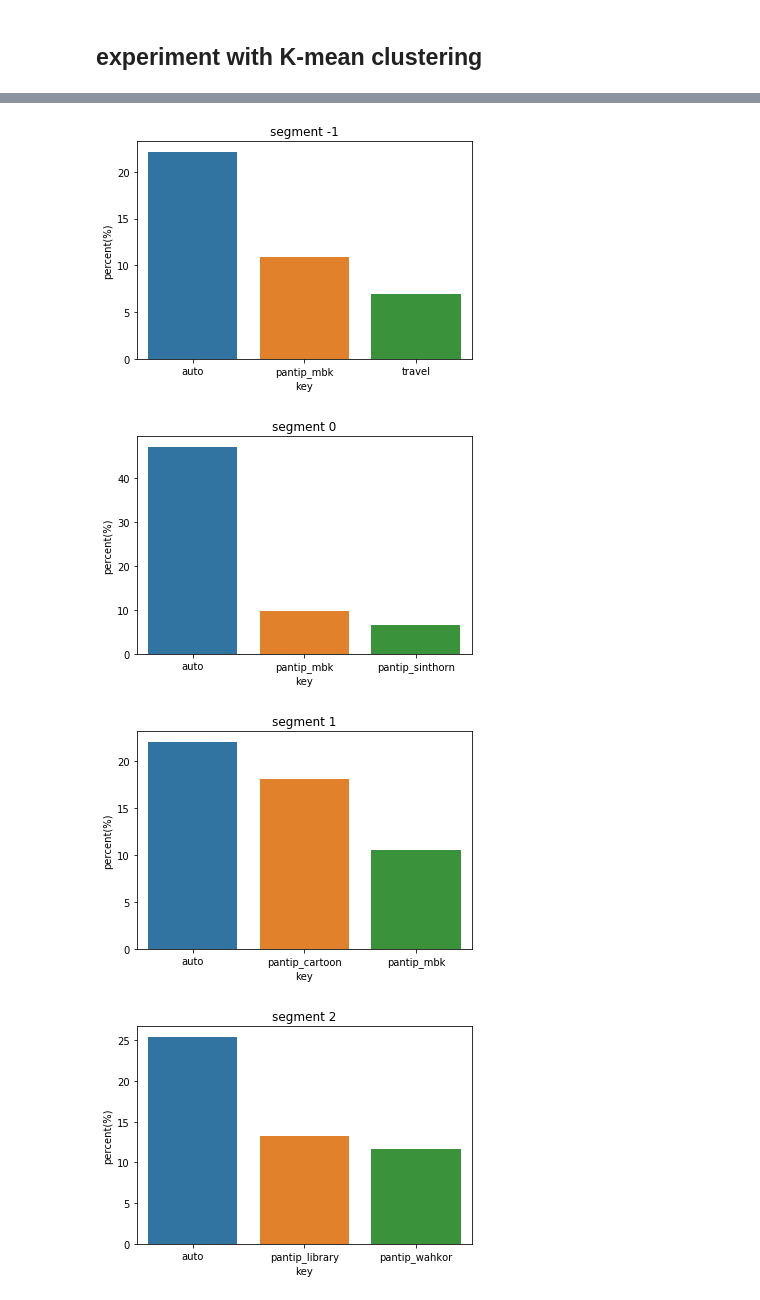
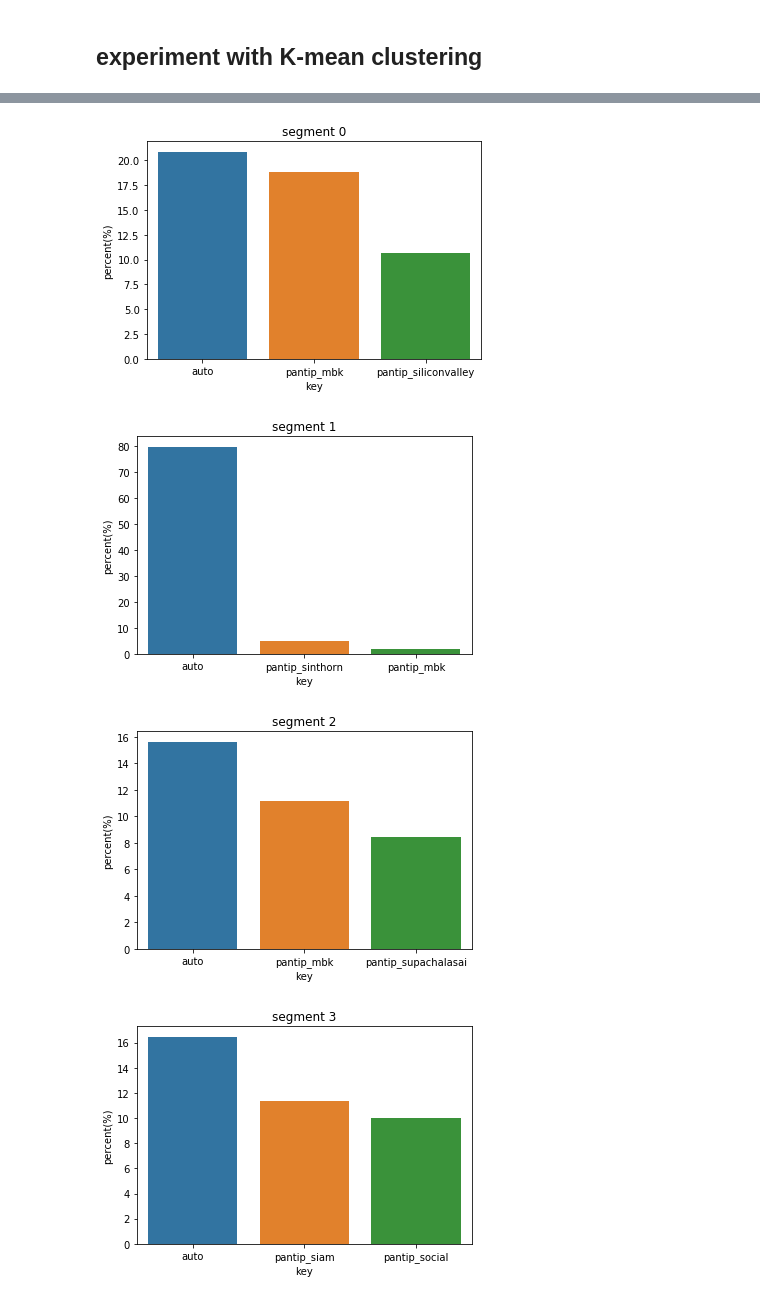
Before and after one commit to witchapong/ChaosTheoryProject, a Jupyter notebook: 3_User_segmentation_car_segment_per_kw.ipynb, the cells around one changed output, grey strips where cells are left out. Drawn from its saved outputs; the diff is of its cells as text; code cells hidden in the pictures.

Commit message:
Change to K-Mean, export to json

```diff
--- a/3_User_segmentation_car_segment_per_kw.ipynb
+++ b/3_User_segmentation_car_segment_per_kw.ipynb
@@ -134,12 +140,14 @@ df_user_segment_filt = df_user_segment.loc[unique_user]
+# %%
+df_user_segment_filt_tf, tf_param = boxcox_transform(df_user_segment_filt)
 # %%
 sc = StandardScaler()
-user_segment_sc = sc.fit_transform(df_user_segment_filt)
+user_segment_sc = sc.fit_transform(df_user_segment_filt_tf)
 # %% [markdown]
 ## experiment with K-mean clustering
 # %%
 labels = []
 wcss = []
-for i in trange(1,21):
+for i in range(1,21):
     k_model = KMeans(n_clusters=i,)
     labels.append(k_model.fit_predict(user_segment_sc))
     wcss.append(k_model.inertia_)
@@ -205,0 +162,2 @@ df_user_segment_filt.head()
+# %%
+label = KMeans(n_clusters=7,).fit_predict(user_segment_sc)
@@ -241,14 +212,14 @@ for seg_id in df_segment.index:
     seg_character.append(seg_dict)
 # %%
 # visualize segment character
-for i in range(n_clusters_):
+for i in range(7):
     df_plot = pd.DataFrame({'key':list(seg_character[i].keys()),'percent(%)':list(seg_character[i].values())})
     df_plot['percent(%)']=df_plot['percent(%)']*100
     sns.barplot(x='key',y='percent(%)',data=df_plot,).set_title(f'segment {df_segment.index[i]}')
     plt.show()
-    df_plot.to_csv(f'../tmp/segment_{df_segment.index[i]}.csv',index=False)
+    df_plot.to_json(f'../tmp/segment_{df_segment.index[i]}.json')
 # %% [output]
-[figure, old version]
+[figure, new version]
-[figure, old version]
+[figure, new version]
-[figure, old version]
+[figure, new version]
-[figure, old version]
+[figure, new version]
```
Also changed, not shown: parts of 19 cells of this notebook.
